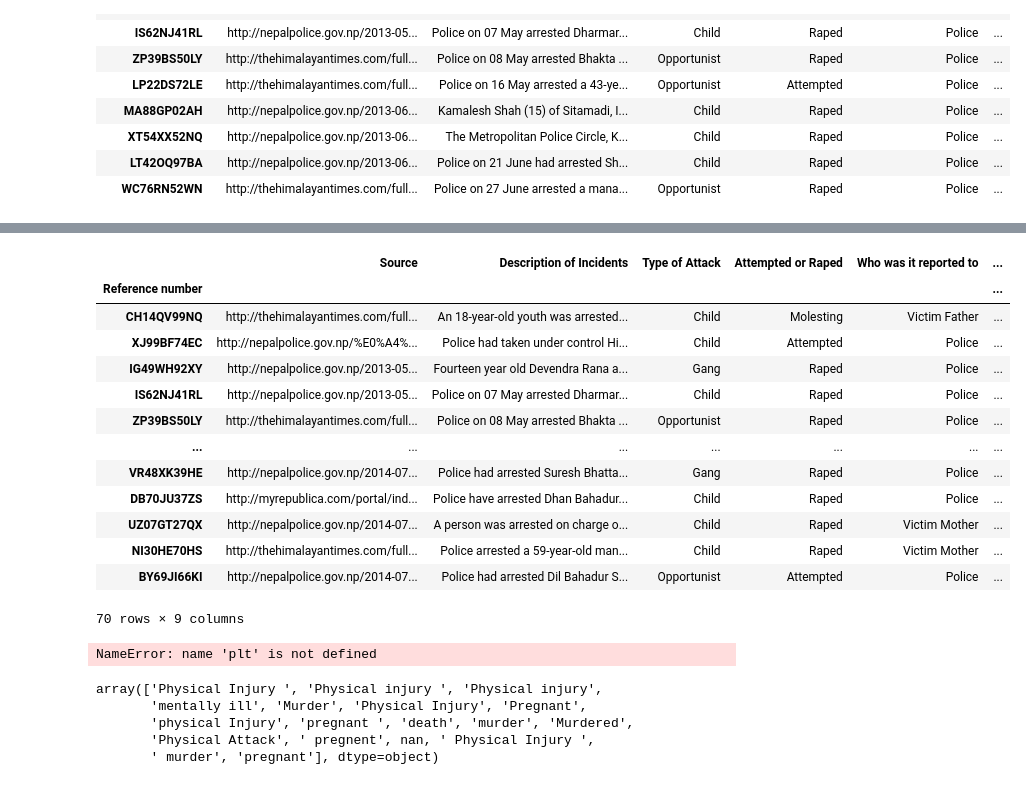
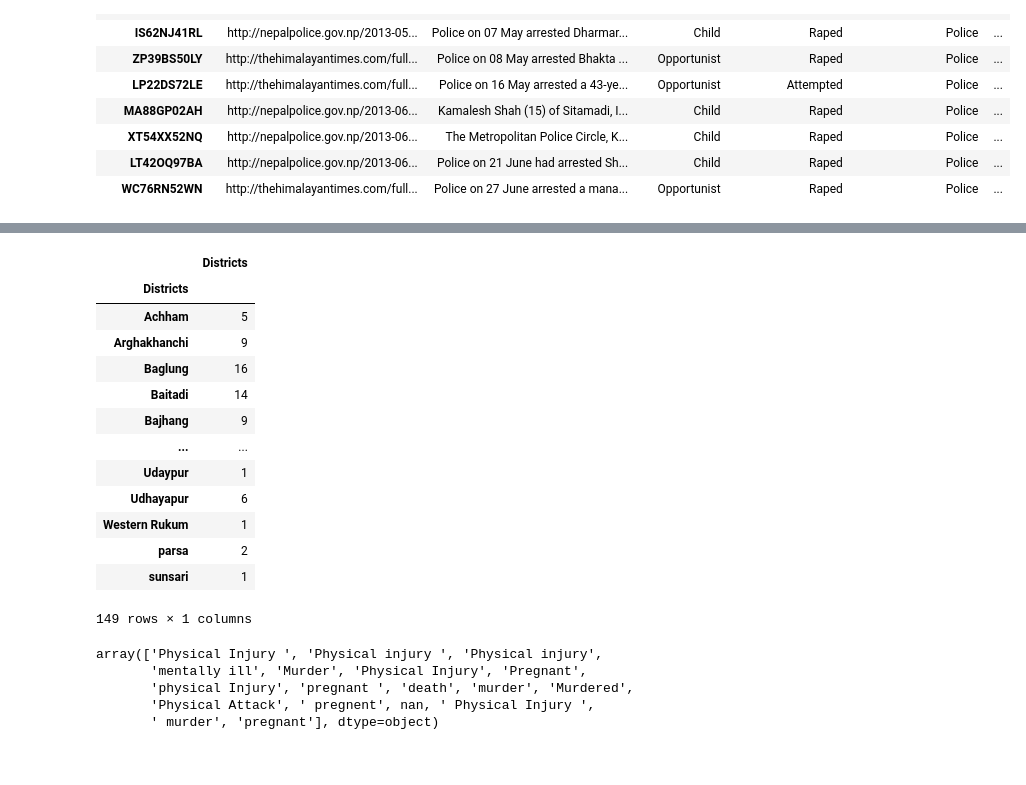
Before and after one commit to bses-codes/FightBack, a Jupyter notebook: fiii.ipynb, the cells around one changed output, grey strips where cells are left out. Saved outputs shown, nothing was run; the diff lists cells and outputs as text; code cells hidden in the pictures.

```diff
--- a/fiii.ipynb
+++ b/fiii.ipynb
@@ -60,20 +25,19 @@ df.head(20)
 # %%
-df['Districts']
-df.head(70)
-#consequences_df = df['Consequences of the attack'].str.get_dummies(', ')
-#consequences_df['Districts'] = df['Districts']
+district_grp = pd.DataFrame(df.groupby(['Districts']).size())
+district_grp.columns = ['Districts']
+district_grp
 # %% [output]
-|  | Source | Description of Incidents | Type of Attack | Attempted or Raped | Who was it reported to | ... |
-| Reference number |  |  |  |  |  | ... |
-| CH14QV99NQ | http://thehimalayantimes.com/full... | An 18-year-old youth was arrested... | Child | Molesting | Victim Father | ... |
-| XJ99BF74EC | http://nepalpolice.gov.np/%E0%A4%... | Police had taken under control Hi... | Child | Attempted | Police | ... |
-| IG49WH92XY | http://nepalpolice.gov.np/2013-05... | Fourteen year old Devendra Rana a... | Gang | Raped | Police | ... |
-| IS62NJ41RL | http://nepalpolice.gov.np/2013-05... | Police on 07 May arrested Dharmar... | Child | Raped | Police | ... |
-| ZP39BS50LY | http://thehimalayantimes.com/full... | Police on 08 May arrested Bhakta ... | Opportunist | Raped | Police | ... |
-| ... | ... | ... | ... | ... | ... | ... |
-| VR48XK39HE | http://nepalpolice.gov.np/2014-07... | Police had arrested Suresh Bhatta... | Gang | Raped | Police | ... |
-| DB70JU37ZS | http://myrepublica.com/portal/ind... | Police have arrested Dhan Bahadur... | Child | Raped | Police | ... |
-| UZ07GT27QX | http://nepalpolice.gov.np/2014-07... | A person was arrested on charge o... | Child | Raped | Victim Mother | ... |
-| NI30HE70HS | http://thehimalayantimes.com/full... | Police arrested a 59-year-old man... | Child | Raped | Victim Mother | ... |
-| BY69JI66KI | http://nepalpolice.gov.np/2014-07... | Police had arrested Dil Bahadur S... | Opportunist | Attempted | Police | ... |
+|  | Districts |
+| Districts |  |
+| Achham | 5 |
+| Arghakhanchi | 9 |
+| Baglung | 16 |
+| Baitadi | 14 |
+| Bajhang | 9 |
+| ... | ... |
+| Udaypur | 1 |
+| Udhayapur | 6 |
+| Western Rukum | 1 |
+| parsa | 2 |
+| sunsari | 1 |
-70 rows × 9 columns
+149 rows × 1 columns
@@ -82,15 +44,5 @@ df.head(70)
 # %%
 consequences_counts = df['Consequences of the attack'].value_counts()
-# %%
-plt.figure(figsize=(10, 6))
-plt.bar(consequences_counts.index, consequences_counts.values)
-plt.xlabel('Consequences of the attack')
-plt.ylabel('Districts')
-plt.title('Distribution of Consequences')
-plt.xticks(rotation=45)
-plt.show()
-# %% [output]
-NameError: name 'plt' is not defined
 # %%
 df["Consequences of the attack"].unique()
 # %% [output]
```
Also changed, not shown: parts of 19 cells of this notebook, 1 other file.
